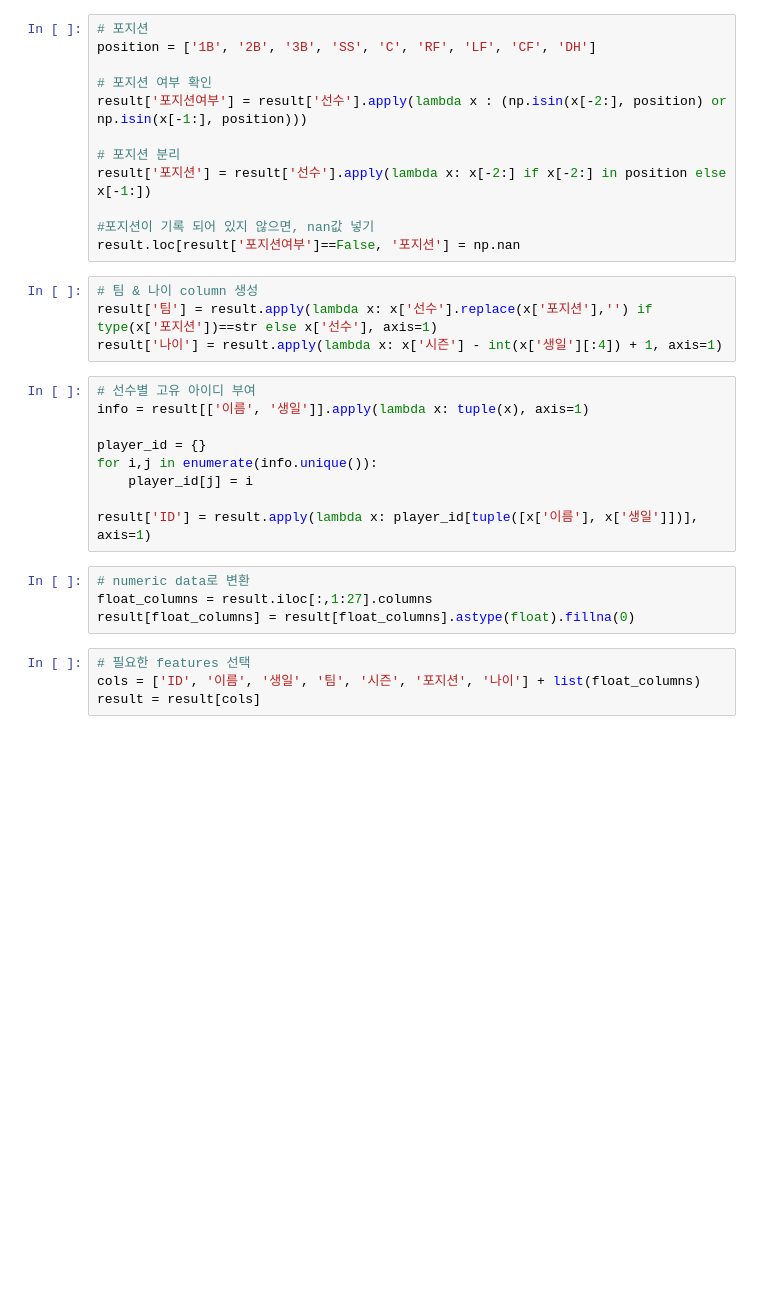
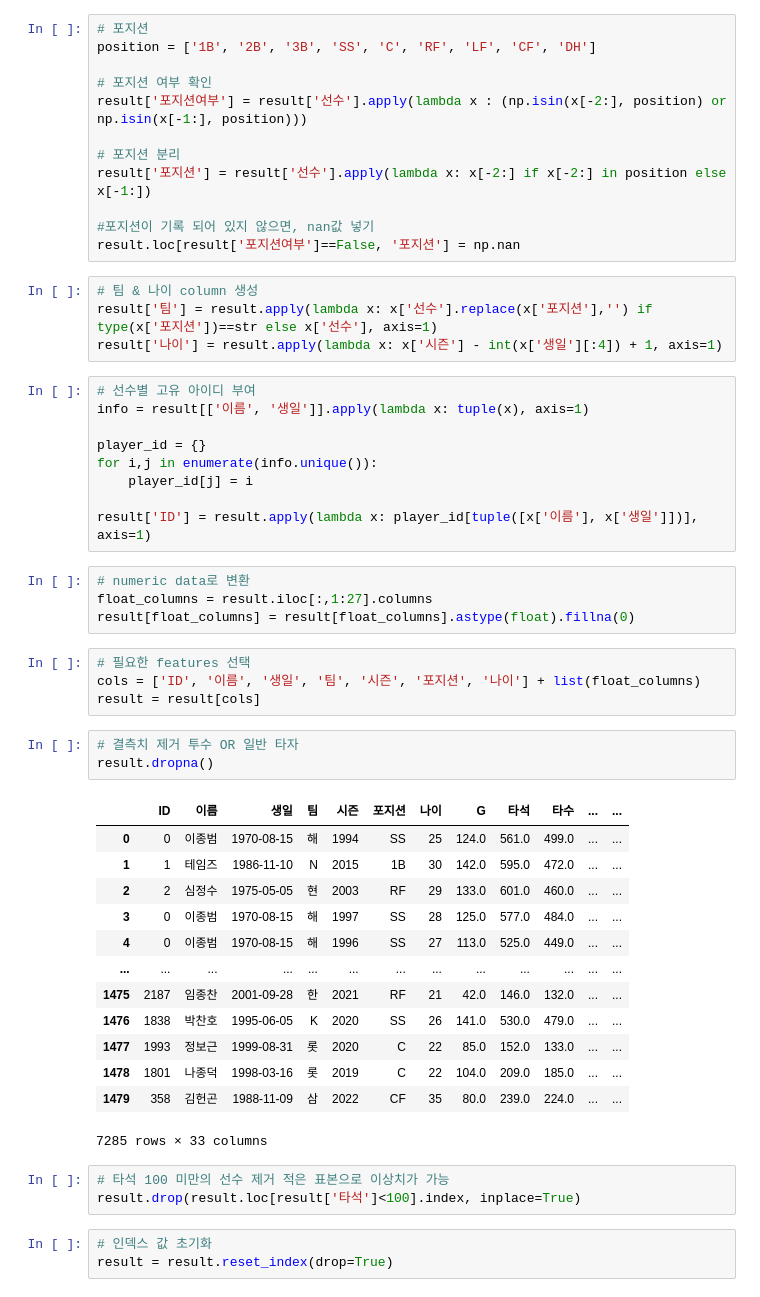
Before and after one commit to gmb408/OSSP-KBO-prediction, a Jupyter notebook: Data_preprocessing.ipynb, the cells around one changed output. Saved outputs shown, nothing was run; the diff lists cells and outputs as text; blank space fills up the shorter version.

```diff
--- a/Data_preprocessing.ipynb
+++ b/Data_preprocessing.ipynb
@@ -65,6 +65,29 @@ result[float_columns] = result[float_columns].astype(float).fillna(0)
 # 필요한 features 선택
 cols = ['ID', '이름', '생일', '팀', '시즌', '포지션', '나이'] + list(float_columns)
 result = result[cols]
+# %%
+# 결측치 제거 투수 OR 일반 타자
+result.dropna()
+# %% [output]
+|  | ID | 이름 | 생일 | 팀 | 시즌 | 포지션 | 나이 | G | 타석 | 타수 | ... | ... |
+| 0 | 0 | 이종범 | 1970-08-15 | 해 | 1994 | SS | 25 | 124.0 | 561.0 | 499.0 | ... | ... |
+| 1 | 1 | 테임즈 | 1986-11-10 | N | 2015 | 1B | 30 | 142.0 | 595.0 | 472.0 | ... | ... |
+| 2 | 2 | 심정수 | 1975-05-05 | 현 | 2003 | RF | 29 | 133.0 | 601.0 | 460.0 | ... | ... |
+| 3 | 0 | 이종범 | 1970-08-15 | 해 | 1997 | SS | 28 | 125.0 | 577.0 | 484.0 | ... | ... |
+| 4 | 0 | 이종범 | 1970-08-15 | 해 | 1996 | SS | 27 | 113.0 | 525.0 | 449.0 | ... | ... |
+| ... | ... | ... | ... | ... | ... | ... | ... | ... | ... | ... | ... | ... |
+| 1475 | 2187 | 임종찬 | 2001-09-28 | 한 | 2021 | RF | 21 | 42.0 | 146.0 | 132.0 | ... | ... |
+| 1476 | 1838 | 박찬호 | 1995-06-05 | K | 2020 | SS | 26 | 141.0 | 530.0 | 479.0 | ... | ... |
+| 1477 | 1993 | 정보근 | 1999-08-31 | 롯 | 2020 | C | 22 | 85.0 | 152.0 | 133.0 | ... | ... |
+| 1478 | 1801 | 나종덕 | 1998-03-16 | 롯 | 2019 | C | 22 | 104.0 | 209.0 | 185.0 | ... | ... |
+| 1479 | 358 | 김헌곤 | 1988-11-09 | 삼 | 2022 | CF | 35 | 80.0 | 239.0 | 224.0 | ... | ... |
+7285 rows × 33 columns
+# %%
+# 타석 100 미만의 선수 제거 적은 표본으로 이상치가 가능
+result.drop(result.loc[result['타석']<100].index, inplace=True)
+# %%
+# 인덱스 값 초기화
+result = result.reset_index(drop=True)
 # %%
 #결과값 저장해두기
 result.to_csv("/content/statiz_pre.csv")
```
Also changed, not shown: parts of 2 cells of this notebook.
